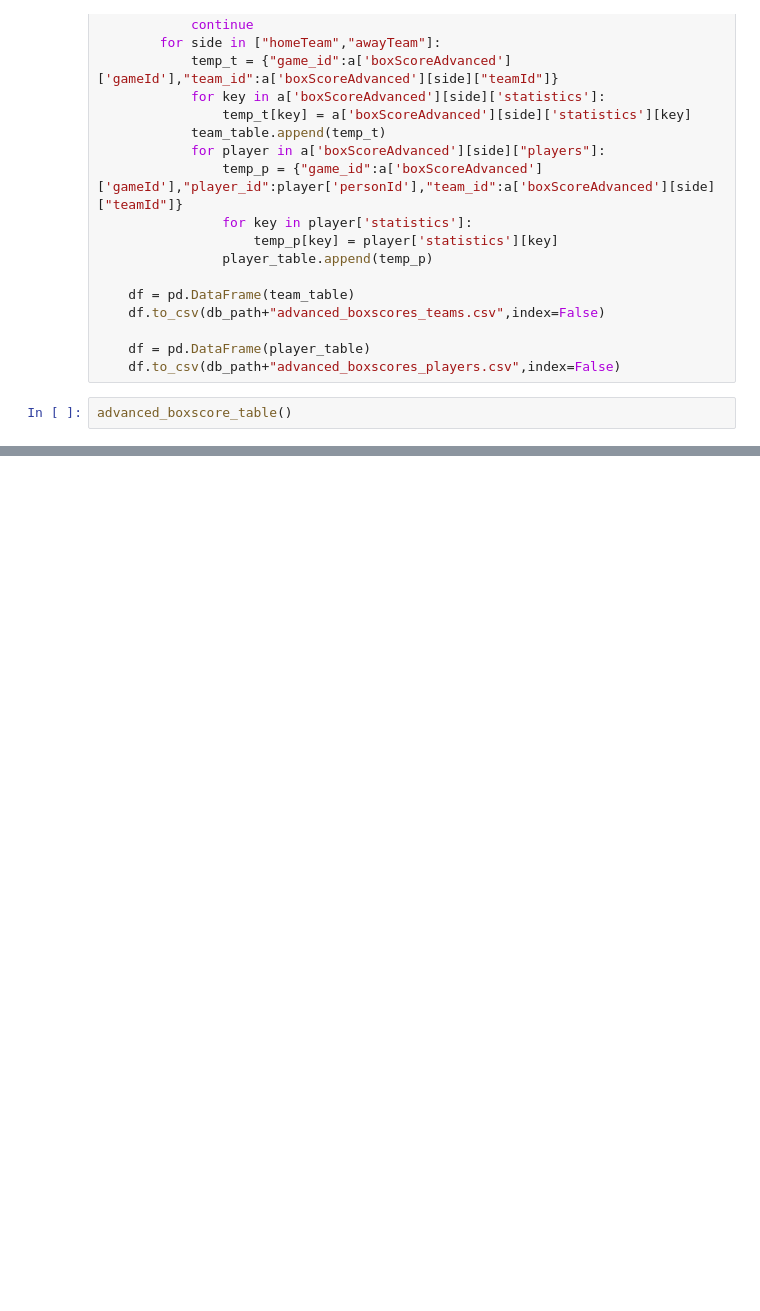
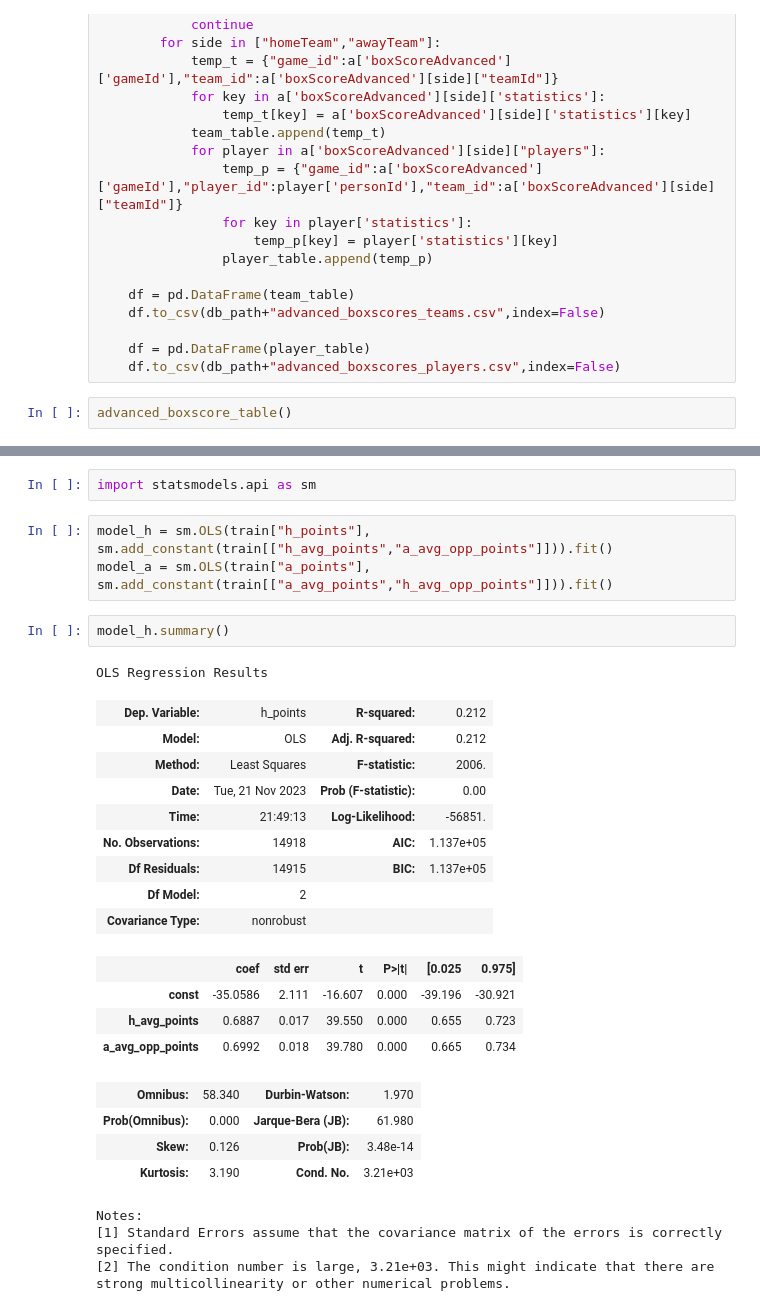
Before and after one commit to jackmitt/NBA, a Jupyter notebook: Untitled.ipynb, the cells around one changed output, grey strips where cells are left out. Saved outputs shown, nothing was run; the diff lists cells and outputs as text; blank space fills up the shorter version.

```diff
--- a/Untitled.ipynb
+++ b/Untitled.ipynb
@@ -354,0 +367,30 @@ advanced_boxscore_table()
+# %%
+import statsmodels.api as sm
+# %%
+model_h = sm.OLS(train["h_points"], sm.add_constant(train[["h_avg_points","a_avg_opp_points"]])).fit()
+model_a = sm.OLS(train["a_points"], sm.add_constant(train[["a_avg_points","h_avg_opp_points"]])).fit()
+# %%
+model_h.summary()
+# %% [output]
+OLS Regression Results
+| Dep. Variable: | h_points | R-squared: | 0.212 |
+| Model: | OLS | Adj. R-squared: | 0.212 |
+| Method: | Least Squares | F-statistic: | 2006. |
+| Date: | Tue, 21 Nov 2023 | Prob (F-statistic): | 0.00 |
+| Time: | 21:49:13 | Log-Likelihood: | -56851. |
+| No. Observations: | 14918 | AIC: | 1.137e+05 |
+| Df Residuals: | 14915 | BIC: | 1.137e+05 |
+| Df Model: | 2 |  |  |
+| Covariance Type: | nonrobust |  |  |
+|  | coef | std err | t | P>|t| | [0.025 | 0.975] |
+| const | -35.0586 | 2.111 | -16.607 | 0.000 | -39.196 | -30.921 |
+| h_avg_points | 0.6887 | 0.017 | 39.550 | 0.000 | 0.655 | 0.723 |
+| a_avg_opp_points | 0.6992 | 0.018 | 39.780 | 0.000 | 0.665 | 0.734 |
+| Omnibus: | 58.340 | Durbin-Watson: | 1.970 |
+| Prob(Omnibus): | 0.000 | Jarque-Bera (JB): | 61.980 |
+| Skew: | 0.126 | Prob(JB): | 3.48e-14 |
+| Kurtosis: | 3.190 | Cond. No. | 3.21e+03 |
+Notes:
+[1] Standard Errors assume that the covariance matrix of the errors is correctly specified.
+[2] The condition number is large, 3.21e+03. This might indicate that there are
+strong multicollinearity or other numerical problems.
```
Also changed, not shown: parts of 2 cells of this notebook, 27 other files.
